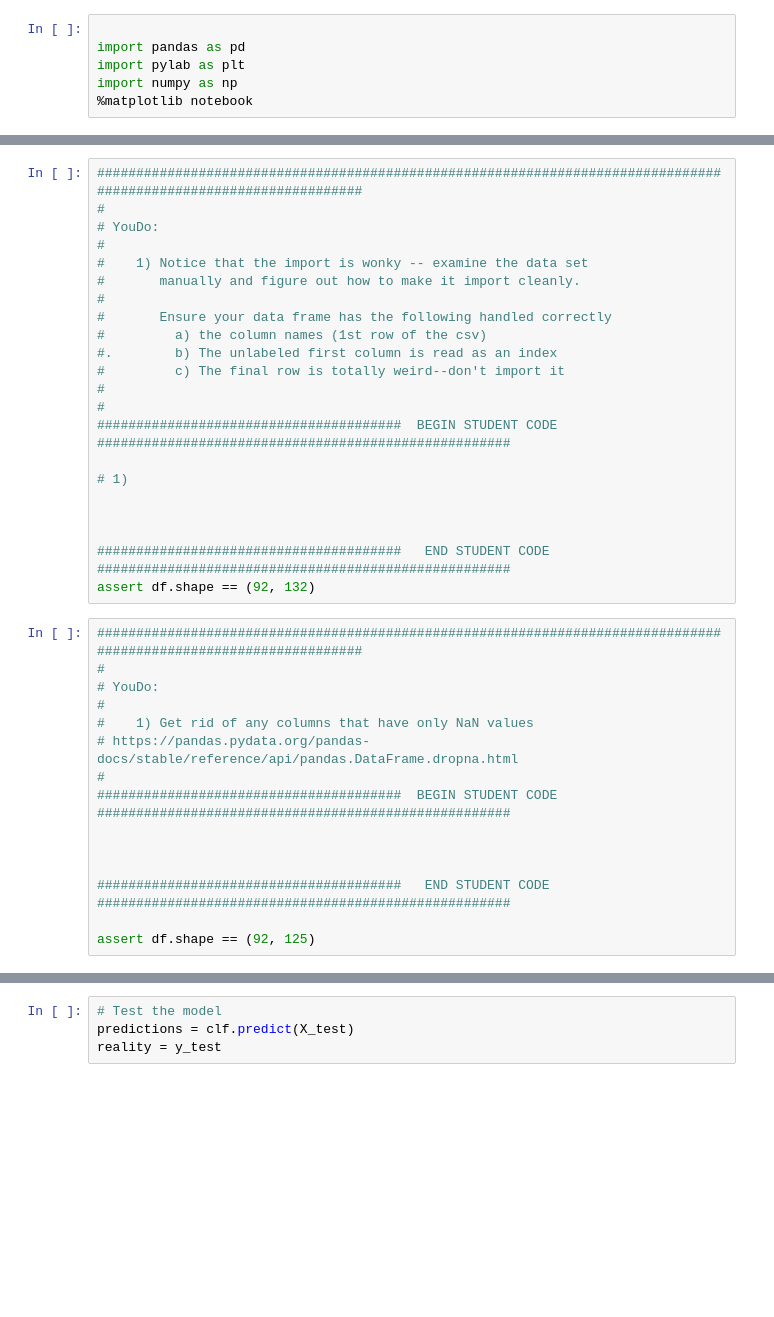
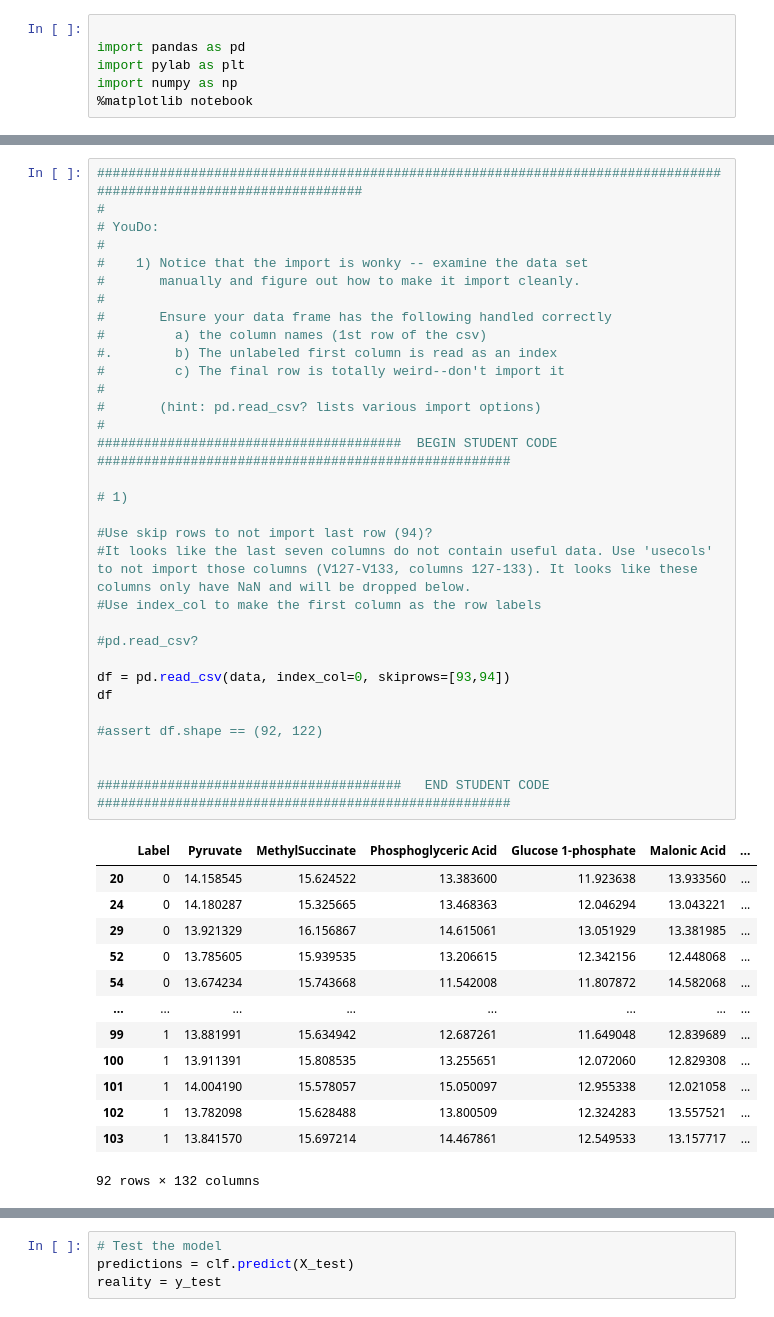
Before and after one commit to BIOS6644/BIOS6644_Spring_2024, a Jupyter notebook: students/Jennifer_Kemp/Module_1/BIOS6644_CSV_Sugar_Metabolomics_Jennifer_Kemp.ipynb, the cells around one changed output, grey strips where cells are left out. Saved outputs shown, nothing was run; the diff lists cells and outputs as text; blank space fills up the shorter version.

```diff
--- a/students/Jennifer_Kemp/Module_1/BIOS6644_CSV_Sugar_Metabolomics_Jennifer_Kemp.ipynb
+++ b/students/Jennifer_Kemp/Module_1/BIOS6644_CSV_Sugar_Metabolomics_Jennifer_Kemp.ipynb
@@ -61,37 +79,46 @@ df
 # %%
 ##################################################################################################################
 #
 # YouDo:
 #
 #    1) Notice that the import is wonky -- examine the data set
 #       manually and figure out how to make it import cleanly.
 #
 #       Ensure your data frame has the following handled correctly
 #         a) the column names (1st row of the csv)
 #.        b) The unlabeled first column is read as an index
 #         c) The final row is totally weird--don't import it
 #
+#       (hint: pd.read_csv? lists various import options)
 #
 #######################################  BEGIN STUDENT CODE  #####################################################
 
 # 1)
 
+#Use skip rows to not import last row (94)?
+#It looks like the last seven columns do not contain useful data. Use 'usecols' to not import those columns (V127-V133, columns 127-133). It looks like these columns only have NaN and will be dropped below.
+#Use index_col to make the first column as the row labels
+
+#pd.read_csv?
+
+df = pd.read_csv(data, index_col=0, skiprows=[93,94])
+df
+
+#assert df.shape == (92, 122)
 
 
 #######################################   END STUDENT CODE   #####################################################
-assert df.shape == (92, 132)
+# %% [output]
+|  | Label | Pyruvate | MethylSuccinate | Phosphoglyceric Acid | Glucose 1-phosphate | Malonic Acid | ... |
+| 20 | 0 | 14.158545 | 15.624522 | 13.383600 | 11.923638 | 13.933560 | ... |
+| 24 | 0 | 14.180287 | 15.325665 | 13.468363 | 12.046294 | 13.043221 | ... |
+| 29 | 0 | 13.921329 | 16.156867 | 14.615061 | 13.051929 | 13.381985 | ... |
+| 52 | 0 | 13.785605 | 15.939535 | 13.206615 | 12.342156 | 12.448068 | ... |
+| 54 | 0 | 13.674234 | 15.743668 | 11.542008 | 11.807872 | 14.582068 | ... |
+| ... | ... | ... | ... | ... | ... | ... | ... |
+| 99 | 1 | 13.881991 | 15.634942 | 12.687261 | 11.649048 | 12.839689 | ... |
+| 100 | 1 | 13.911391 | 15.808535 | 13.255651 | 12.072060 | 12.829308 | ... |
+| 101 | 1 | 14.004190 | 15.578057 | 15.050097 | 12.955338 | 12.021058 | ... |
+| 102 | 1 | 13.782098 | 15.628488 | 13.800509 | 12.324283 | 13.557521 | ... |
+| 103 | 1 | 13.841570 | 15.697214 | 14.467861 | 12.549533 | 13.157717 | ... |
+92 rows × 132 columns
-# %%
-##################################################################################################################
-#
-# YouDo:
-#
-#    1) Get rid of any columns that have only NaN values
-# https://pandas.pydata.org/pandas-docs/stable/reference/api/pandas.DataFrame.dropna.html
-#
-#######################################  BEGIN STUDENT CODE  #####################################################
-
-
-
-#######################################   END STUDENT CODE   #####################################################
-
-assert df.shape == (92, 125)
```
Also changed, not shown: parts of 10 cells of this notebook.
